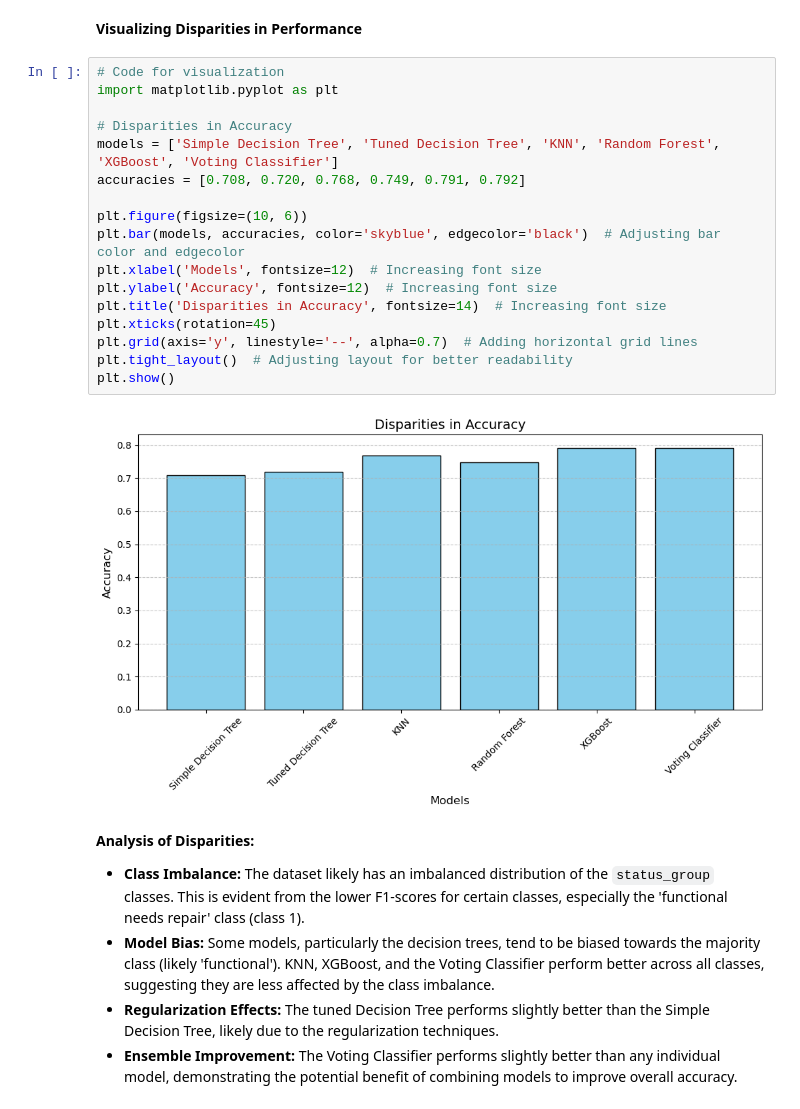
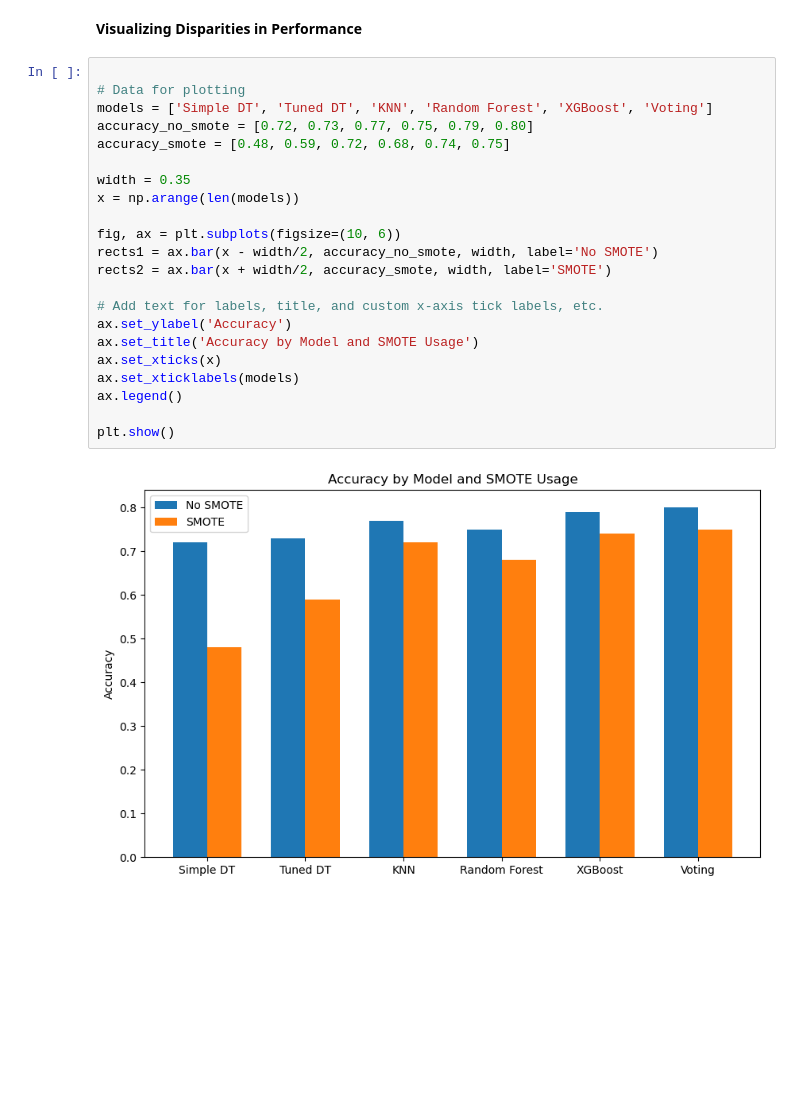
Before and after one commit to gregorymikuro/Tanzanian-Water-Wells, a Jupyter notebook: 4. Modeling and Evaluation.ipynb, the cells around one changed output. Cells and saved outputs as stored; diff of their text form; blank space fills up the shorter version.

```diff
--- a/4. Modeling and Evaluation.ipynb
+++ b/4. Modeling and Evaluation.ipynb
@@ -394,29 +515,26 @@ weighted avg       0.79      0.79      0.78     17820
 # %% [markdown]
 **Visualizing Disparities in Performance**
-# %%
-# Code for visualization
-import matplotlib.pyplot as plt
-
-# Disparities in Accuracy
-models = ['Simple Decision Tree', 'Tuned Decision Tree', 'KNN', 'Random Forest', 'XGBoost', 'Voting Classifier']
-accuracies = [0.708, 0.720, 0.768, 0.749, 0.791, 0.792]
-
-plt.figure(figsize=(10, 6))
-plt.bar(models, accuracies, color='skyblue', edgecolor='black')  # Adjusting bar color and edgecolor
-plt.xlabel('Models', fontsize=12)  # Increasing font size
-plt.ylabel('Accuracy', fontsize=12)  # Increasing font size
-plt.title('Disparities in Accuracy', fontsize=14)  # Increasing font size
-plt.xticks(rotation=45)
-plt.grid(axis='y', linestyle='--', alpha=0.7)  # Adding horizontal grid lines
-plt.tight_layout()  # Adjusting layout for better readability
-plt.show()
-# %% [output]
-[figure, removed]
-# %% [markdown]
-
-**Analysis of Disparities:**
-
-- **Class Imbalance:** The dataset likely has an imbalanced distribution of the `status_group` classes. This is evident from the lower F1-scores for certain classes, especially the 'functional needs repair' class (class 1).
-- **Model Bias:** Some models, particularly the decision trees, tend to be biased towards the majority class (likely 'functional').  KNN, XGBoost, and the Voting Classifier perform better across all classes, suggesting they are less affected by the class imbalance.
-- **Regularization Effects:** The tuned Decision Tree performs slightly better than the Simple Decision Tree, likely due to the regularization techniques.
-- **Ensemble Improvement:**  The Voting Classifier performs slightly better than any individual model, demonstrating the potential benefit of combining models to improve overall accuracy.
+# %%
+
+# Data for plotting
+models = ['Simple DT', 'Tuned DT', 'KNN', 'Random Forest', 'XGBoost', 'Voting']
+accuracy_no_smote = [0.72, 0.73, 0.77, 0.75, 0.79, 0.80]
+accuracy_smote = [0.48, 0.59, 0.72, 0.68, 0.74, 0.75]
+
+width = 0.35
+x = np.arange(len(models))
+
+fig, ax = plt.subplots(figsize=(10, 6))
+rects1 = ax.bar(x - width/2, accuracy_no_smote, width, label='No SMOTE')
+rects2 = ax.bar(x + width/2, accuracy_smote, width, label='SMOTE')
+
+# Add text for labels, title, and custom x-axis tick labels, etc.
+ax.set_ylabel('Accuracy')
+ax.set_title('Accuracy by Model and SMOTE Usage')
+ax.set_xticks(x)
+ax.set_xticklabels(models)
+ax.legend()
+
+plt.show()
+# %% [output]
+[figure, added]
```
Also changed, not shown: parts of 15 cells of this notebook, 3 other files.
